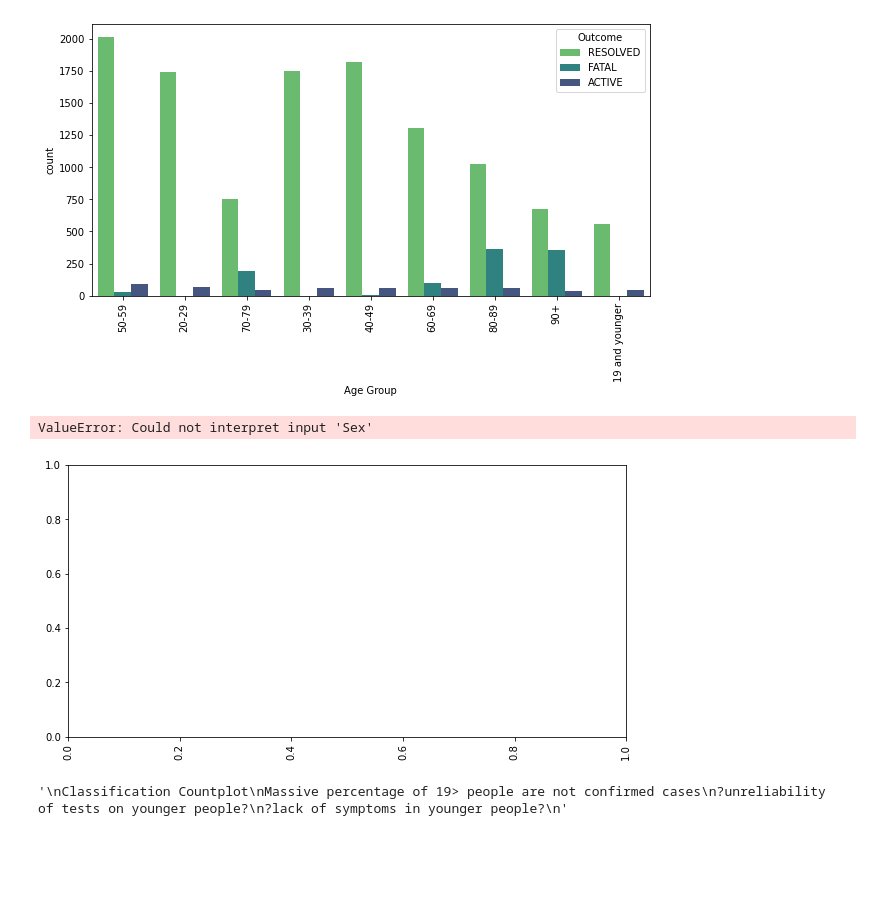
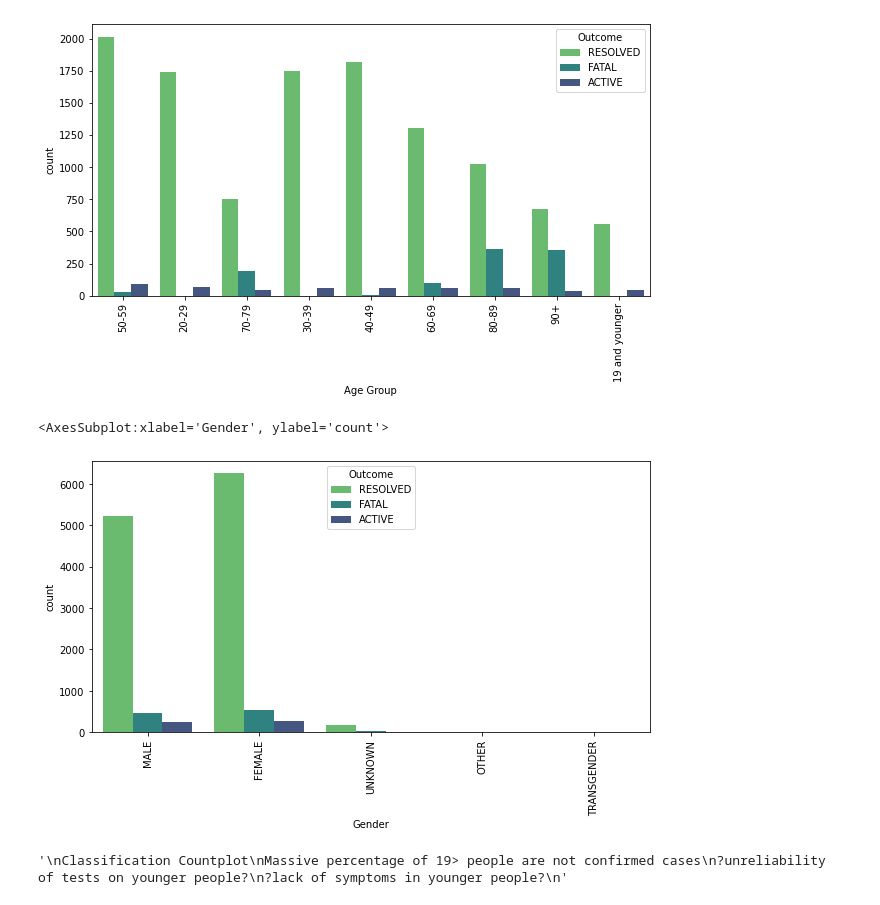
Before and after one commit to data301-2020-winter1/course-project-group_6022, a Jupyter notebook: analysis/Jonathan/milestone3.ipynb, the cells around one changed output. Saved outputs shown, nothing was run; the diff lists cells and outputs as text; code cells hidden in the pictures; blank space fills up the shorter version.

Commit message:
updated graphs

```diff
--- a/analysis/Jonathan/milestone3.ipynb
+++ b/analysis/Jonathan/milestone3.ipynb
@@ -54,11 +67,11 @@ sns.countplot(x= 'Age Group',hue = 'Outcome', data=df,palette = 'viridis_r' )
 # %%
 plt.figure(figsize=(10,5))
 plt.xticks(rotation=90)
-sns.countplot(x= 'Sex',hue = 'Outcome', data=df,palette = 'viridis_r' )
+sns.countplot(x= 'Gender',hue = 'Outcome', data=df,palette = 'viridis_r' )
 #to-do: trim data into  two sets of male/female and display age buckets vs outcome for each
 # %% [output]
-ValueError: Could not interpret input 'Sex'
+<AxesSubplot:xlabel='Gender', ylabel='count'>
-[figure, old version]
+[figure, new version]
 # %%
 df = pd.read_csv(sc.autopath(path))#need raw data to account for all potential cases
 plt.figure(figsize=(10,5))
```
Also changed, not shown: parts of 4 cells of this notebook, 4 other files.
